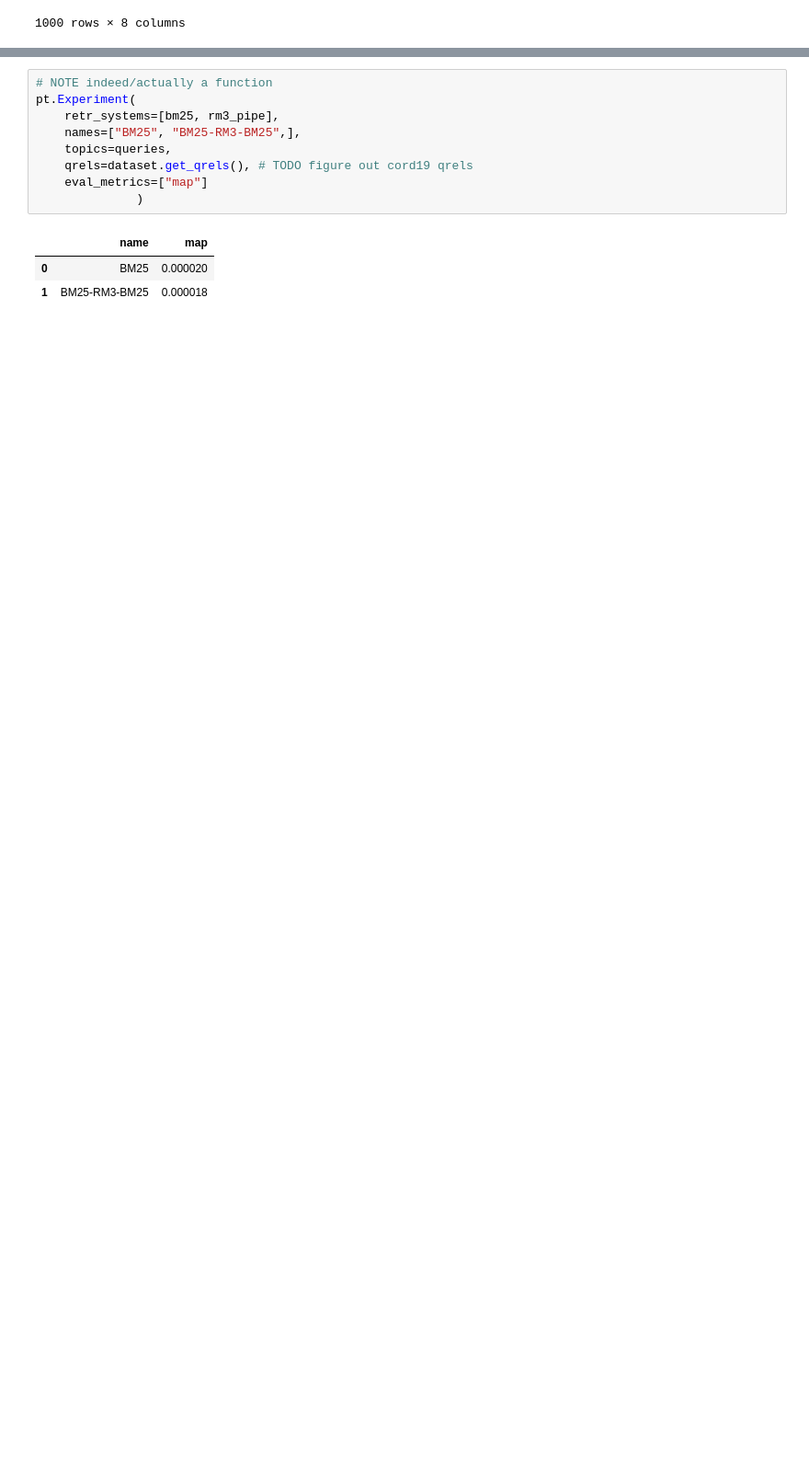
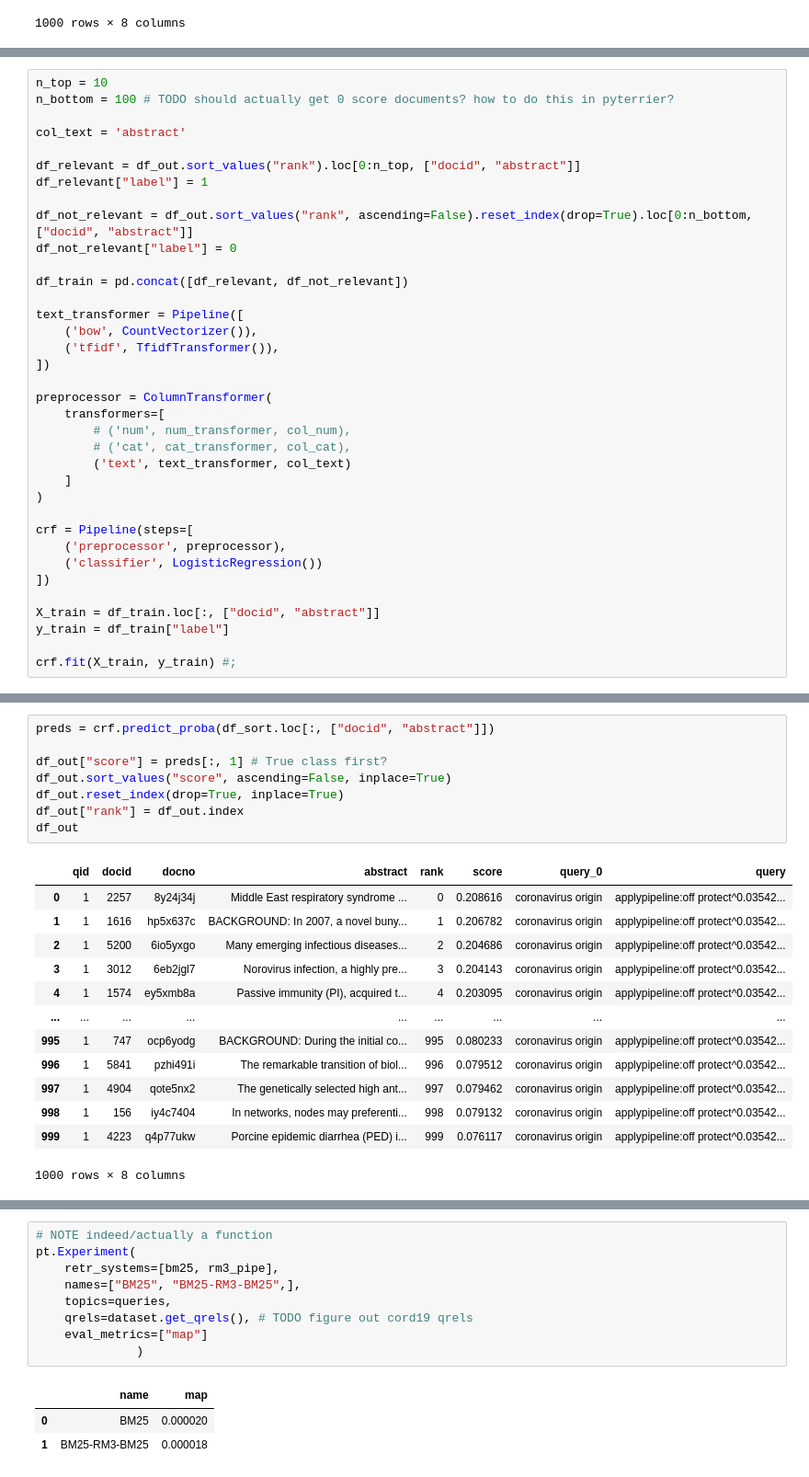
Before and after one commit to DayalStrub/ecir2021tutorial, a Jupyter notebook: other/2-simplest-thing-WIP.ipynb, the cells around one changed output, grey strips where cells are left out. Shown: that part at 92% size. Saved outputs shown, nothing was run; the diff lists cells and outputs as text; blank space fills up the shorter version.

```diff
--- a/other/2-simplest-thing-WIP.ipynb
+++ b/other/2-simplest-thing-WIP.ipynb
@@ -89,0 +116,36 @@ df_out.loc[df_out["qid"] == "1", :]
+# %%
+n_top = 10
+n_bottom = 100 # TODO should actually get 0 score documents? how to do this in pyterrier?
+
+col_text = 'abstract'
+
+df_relevant = df_out.sort_values("rank").loc[0:n_top, ["docid", "abstract"]]
+df_relevant["label"] = 1
+
+df_not_relevant = df_out.sort_values("rank", ascending=False).reset_index(drop=True).loc[0:n_bottom, ["docid", "abstract"]]
+df_not_relevant["label"] = 0
+
+df_train = pd.concat([df_relevant, df_not_relevant])
+
+text_transformer = Pipeline([
+    ('bow', CountVectorizer()),
+    ('tfidf', TfidfTransformer()),
+])
+
+preprocessor = ColumnTransformer(
+    transformers=[
+        # ('num', num_transformer, col_num),
+        # ('cat', cat_transformer, col_cat),
+        ('text', text_transformer, col_text)
+    ]
+)
+
+crf = Pipeline(steps=[
+    ('preprocessor', preprocessor),
+    ('classifier', LogisticRegression())
+])
+
+X_train = df_train.loc[:, ["docid", "abstract"]]
+y_train = df_train["label"]
+
+crf.fit(X_train, y_train) #;
@@ -89,0 +170,22 @@ df_out.loc[df_out["qid"] == "1", :]
+# %%
+preds = crf.predict_proba(df_sort.loc[:, ["docid", "abstract"]])
+
+df_out["score"] = preds[:, 1] # True class first?
+df_out.sort_values("score", ascending=False, inplace=True)
+df_out.reset_index(drop=True, inplace=True)
+df_out["rank"] = df_out.index
+df_out
+# %% [output]
+|  | qid | docid | docno | abstract | rank | score | query_0 | query |
+| 0 | 1 | 2257 | 8y24j34j | Middle East respiratory syndrome ... | 0 | 0.208616 | coronavirus origin | applypipeline:off protect^0.03542... |
+| 1 | 1 | 1616 | hp5x637c | BACKGROUND: In 2007, a novel buny... | 1 | 0.206782 | coronavirus origin | applypipeline:off protect^0.03542... |
+| 2 | 1 | 5200 | 6io5yxgo | Many emerging infectious diseases... | 2 | 0.204686 | coronavirus origin | applypipeline:off protect^0.03542... |
+| 3 | 1 | 3012 | 6eb2jgl7 | Norovirus infection, a highly pre... | 3 | 0.204143 | coronavirus origin | applypipeline:off protect^0.03542... |
+| 4 | 1 | 1574 | ey5xmb8a | Passive immunity (PI), acquired t... | 4 | 0.203095 | coronavirus origin | applypipeline:off protect^0.03542... |
+| ... | ... | ... | ... | ... | ... | ... | ... | ... |
+| 995 | 1 | 747 | ocp6yodg | BACKGROUND: During the initial co... | 995 | 0.080233 | coronavirus origin | applypipeline:off protect^0.03542... |
+| 996 | 1 | 5841 | pzhi491i | The remarkable transition of biol... | 996 | 0.079512 | coronavirus origin | applypipeline:off protect^0.03542... |
+| 997 | 1 | 4904 | qote5nx2 | The genetically selected high ant... | 997 | 0.079462 | coronavirus origin | applypipeline:off protect^0.03542... |
+| 998 | 1 | 156 | iy4c7404 | In networks, nodes may preferenti... | 998 | 0.079132 | coronavirus origin | applypipeline:off protect^0.03542... |
+| 999 | 1 | 4223 | q4p77ukw | Porcine epidemic diarrhea (PED) i... | 999 | 0.076117 | coronavirus origin | applypipeline:off protect^0.03542... |
+1000 rows × 8 columns
```
Also changed, not shown: parts of 13 cells of this notebook.
